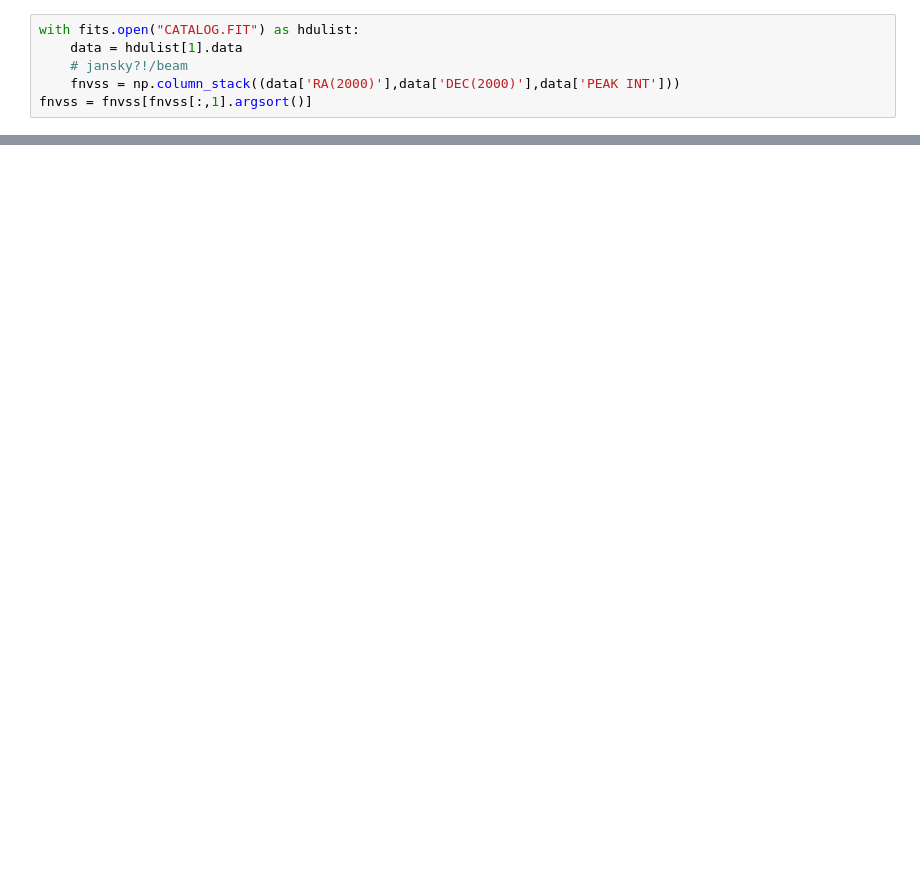
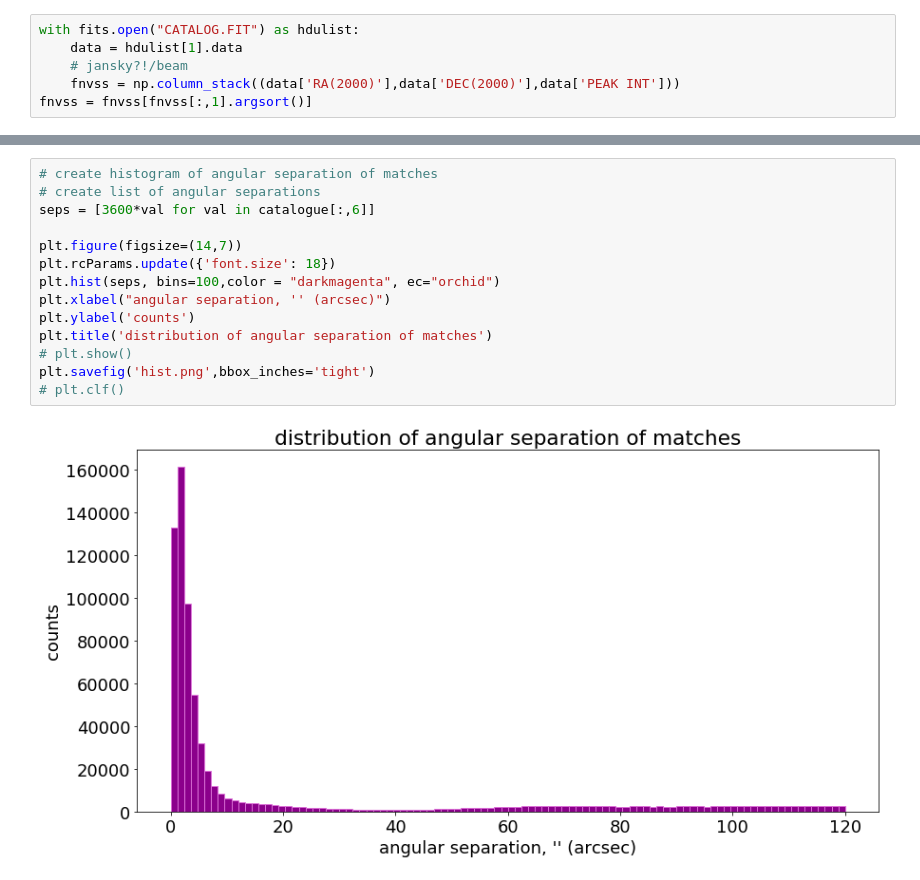
Before and after one commit to MatthewJA/blobmatch, a Jupyter notebook: posmatch2.ipynb, the cells around one changed output, grey strips where cells are left out. Cells and saved outputs as stored; diff of their text form; blank space fills up the shorter version.

```diff
--- a/posmatch2.ipynb
+++ b/posmatch2.ipynb
@@ -268,2 +305,18 @@ NameError: name 'S_nvss' is not defined
+# %%
+# create histogram of angular separation of matches
+# create list of angular separations
+seps = [3600*val for val in catalogue[:,6]]
+
+plt.figure(figsize=(14,7))
+plt.rcParams.update({'font.size': 18})
+plt.hist(seps, bins=100,color = "darkmagenta", ec="orchid")
+plt.xlabel("angular separation, '' (arcsec)")
+plt.ylabel('counts')
+plt.title('distribution of angular separation of matches')
+# plt.show()
+plt.savefig('hist.png',bbox_inches='tight')
+# plt.clf()
+# %% [output]
+[figure, added]
 # %%
 plt.rcParams.update({'font.size': 18})
```
Also changed, not shown: parts of 33 cells of this notebook, 5 other files.
